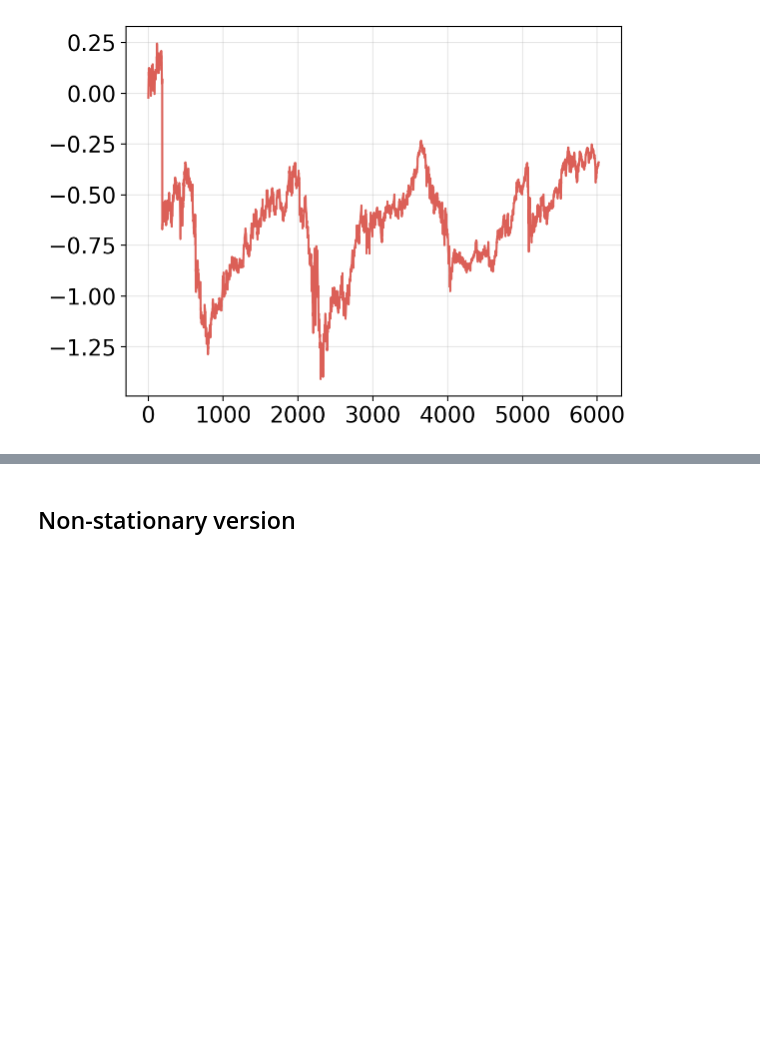
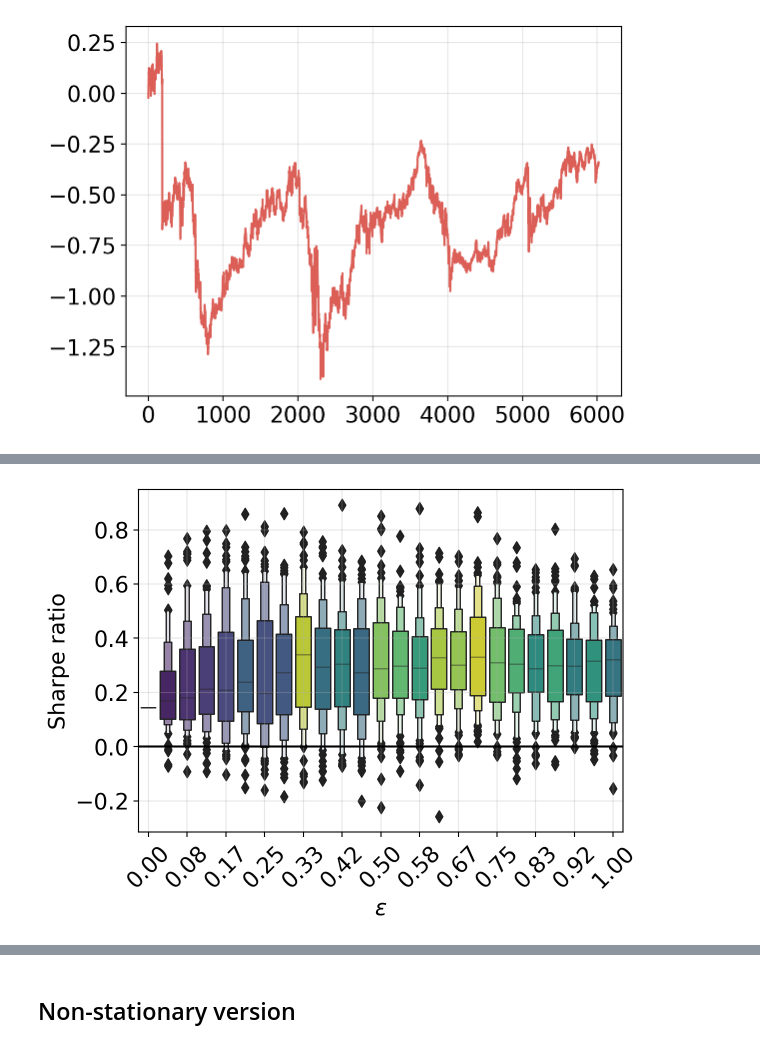
Before and after one commit to sapienzaio/online-ml-finance, a Jupyter notebook: 06-reinforcement-learning/epsilon-greedy-strategy.ipynb, the cells around one changed output, grey strips where cells are left out. Saved outputs shown, nothing was run; the diff lists cells and outputs as text; code cells hidden in the pictures; blank space fills up the shorter version.

```diff
--- a/06-reinforcement-learning/epsilon-greedy-strategy.ipynb
+++ b/06-reinforcement-learning/epsilon-greedy-strategy.ipynb
@@ -166,6 +166,47 @@ epsilon_greedy_final = epsilon_greedy_cumsum[:, -1, :]
 epsilon_greedy_final = pd.DataFrame(
     epsilon_greedy_final, columns=epsilon_values
 )
+# %%
+returns_mean = epsilon_greedy_returns[: 252:, :].mean(axis=1)
+returns_std = epsilon_greedy_returns[: 252:, :].std(axis=1)
+returns_sr = returns_mean / returns_std * jnp.sqrt(252)
+
+returns_sr = pd.DataFrame(
+    returns_sr,
+    columns=epsilon_values
+)
+# %%
+returns_sr_mean = returns_sr.mean()
+returns_sr_mean.name = "mean_sr"
+
+palette = sns.color_palette("viridis_r", n_epsilon_values)
+
+colors = returns_sr_mean.reset_index().sort_values("mean_sr", ascending=False)
+colors.index = sorted(colors.index)
+colors = colors.reset_index()
+
+colors["hue"] = colors.apply(lambda row: palette[int(row["level_0"])], axis=1)
+colors = colors.sort_values("index")["hue"].to_list()
+# %%
+sns.boxenplot(
+    x="variable",
+    y="value",
+    data=returns_sr.melt(),
+    palette=colors,
+    linewidth=1
+)
+
+plt.grid(alpha=0.3)
+values, ticks = plt.xticks()
+ticks = [format(float(t.get_text()), "0.2f") for t in ticks]
+plt.xticks(values[::2], ticks[::2], rotation=45)
+plt.xlabel("$\epsilon$")
+plt.ylabel("Sharpe ratio")
+plt.axhline(y=0, c="black")
+plt.tight_layout()
+plt.savefig("../figures/stationary-bandit-mean-sr.pdf")
+# %% [output]
+[figure, added]
 # %%
 median_value_final = epsilon_greedy_final.median(axis=0)
 median_value_final.name = "median"
```
Also changed, not shown: parts of 16 cells of this notebook.
